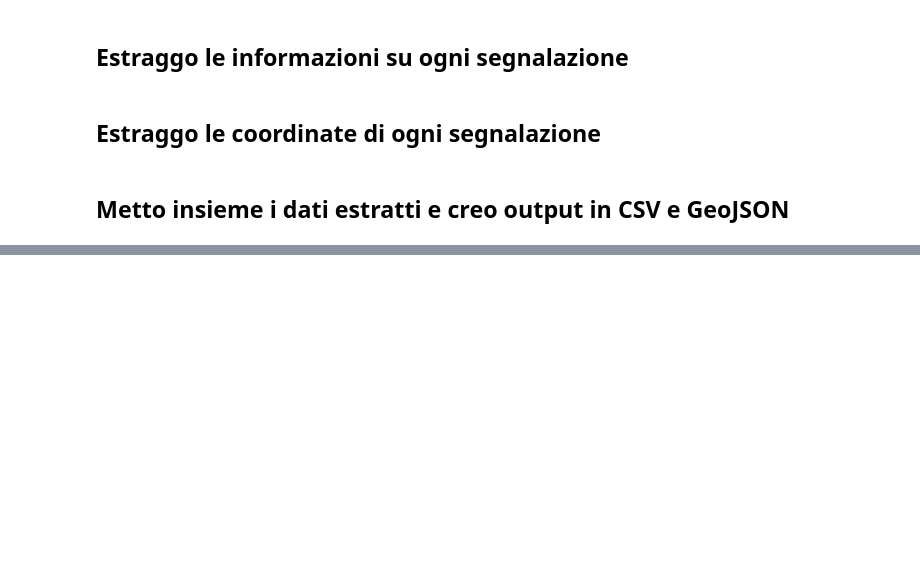
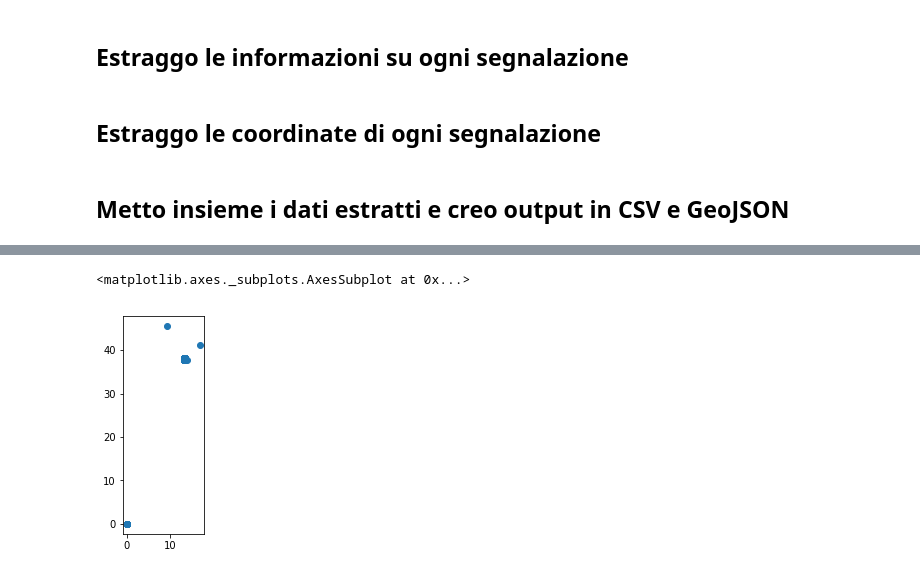
Before and after one commit to aborruso/bashnotebook, a Jupyter notebook: notebook/01 le segnalazioni alla RAP del comune di Palermo/rap.ipynb, the cells around one changed output, grey strips where cells are left out. Cells and saved outputs as stored; diff of their text form; code cells hidden in the pictures; blank space fills up the shorter version.

```diff
--- a/notebook/01 le segnalazioni alla RAP del comune di Palermo/rap.ipynb
+++ b/notebook/01 le segnalazioni alla RAP del comune di Palermo/rap.ipynb
@@ -81,0 +127,5 @@ gdf.head()
+# %%
+gdf.plot()
+# %% [output]
+<matplotlib.axes._subplots.AxesSubplot at 0x...>
+[figure, added]
```
Also changed, not shown: parts of 15 cells of this notebook, 1 other file.
